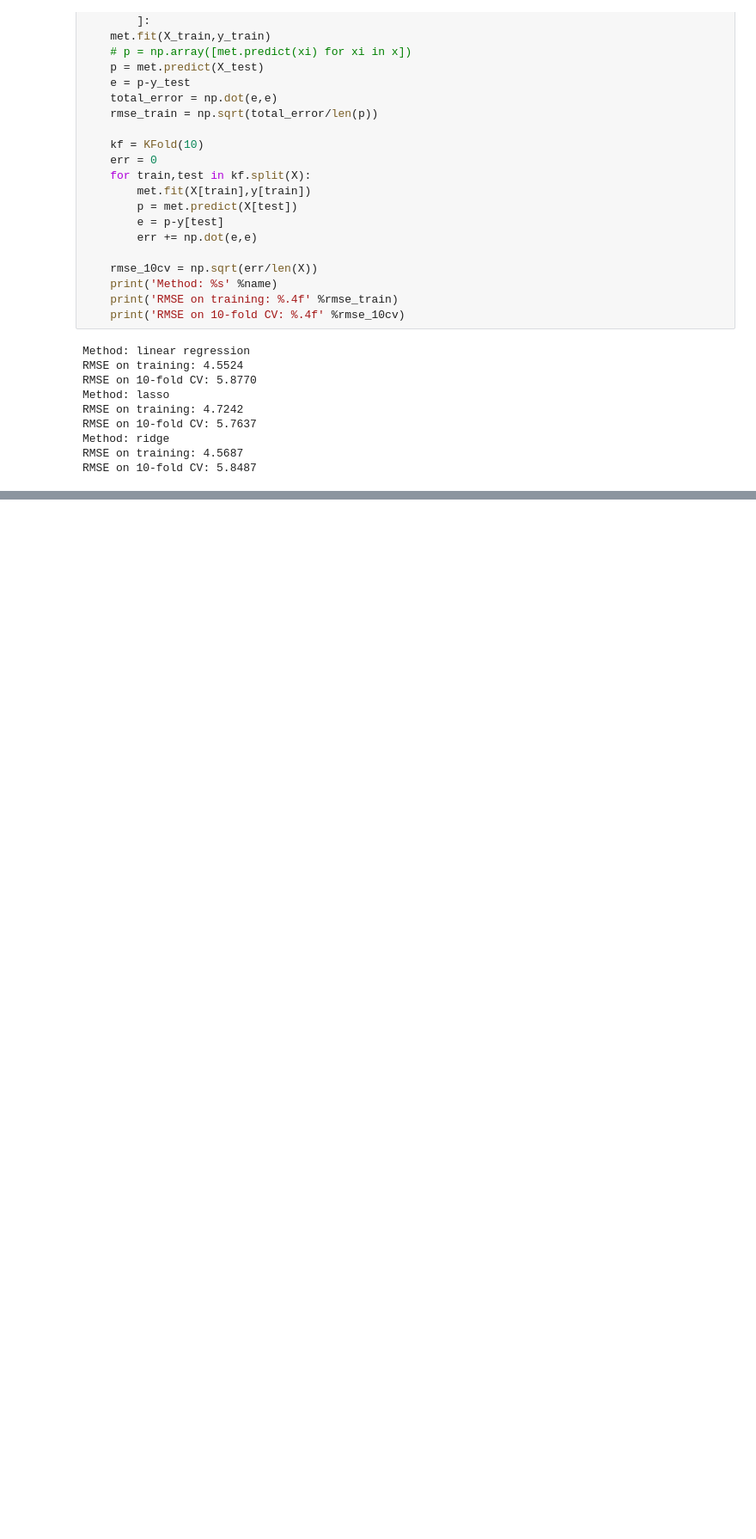
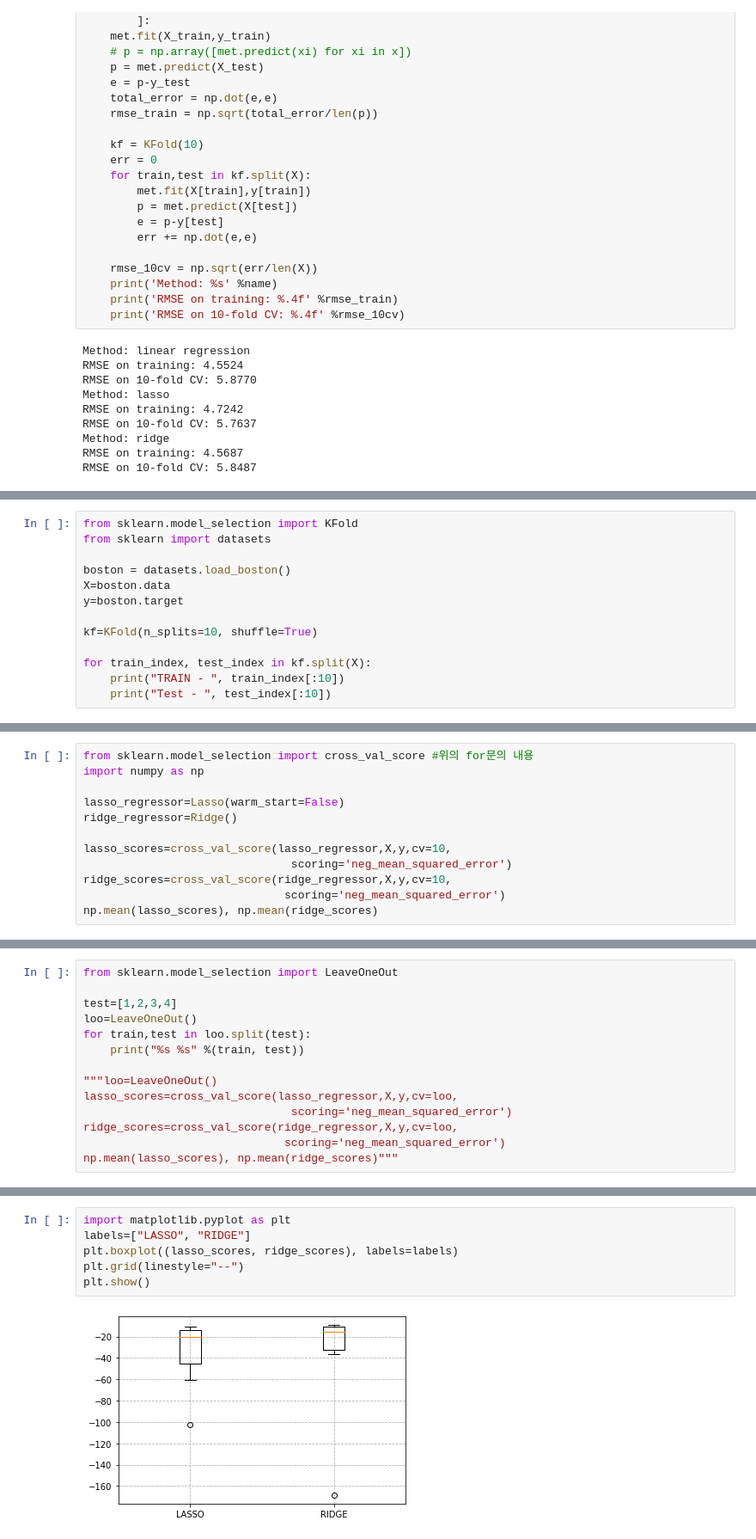
Before and after one commit to 3360372/ML, a Jupyter notebook: W3_Linear_Regression_Sklearn.ipynb, the cells around one changed output, grey strips where cells are left out. Shown at 86% size. Drawn from its saved outputs; the diff is of its cells as text; blank space fills up the shorter version.

```diff
--- a/W3_Linear_Regression_Sklearn.ipynb
+++ b/W3_Linear_Regression_Sklearn.ipynb
@@ -346,0 +349,13 @@ RMSE on 10-fold CV: 5.8487
+# %%
+from sklearn.model_selection import KFold
+from sklearn import datasets
+
+boston = datasets.load_boston()
+X=boston.data
+y=boston.target
+
+kf=KFold(n_splits=10, shuffle=True)
+
+for train_index, test_index in kf.split(X):
+    print("TRAIN - ", train_index[:10])
+    print("Test - ", test_index[:10])
@@ -346,0 +406,12 @@ RMSE on 10-fold CV: 5.8487
+# %%
+from sklearn.model_selection import cross_val_score #위의 for문의 내용
+import numpy as np
+
+lasso_regressor=Lasso(warm_start=False)
+ridge_regressor=Ridge()
+
+lasso_scores=cross_val_score(lasso_regressor,X,y,cv=10,
+                               scoring='neg_mean_squared_error')
+ridge_scores=cross_val_score(ridge_regressor,X,y,cv=10,
+                              scoring='neg_mean_squared_error')
+np.mean(lasso_scores), np.mean(ridge_scores)
@@ -346,0 +420,14 @@ RMSE on 10-fold CV: 5.8487
+# %%
+from sklearn.model_selection import LeaveOneOut
+
+test=[1,2,3,4]
+loo=LeaveOneOut()
+for train,test in loo.split(test):
+    print("%s %s" %(train, test))
+
+"""loo=LeaveOneOut()
+lasso_scores=cross_val_score(lasso_regressor,X,y,cv=loo,
+                               scoring='neg_mean_squared_error')
+ridge_scores=cross_val_score(ridge_regressor,X,y,cv=loo,
+                              scoring='neg_mean_squared_error')
+np.mean(lasso_scores), np.mean(ridge_scores)"""
@@ -346,0 +440,8 @@ RMSE on 10-fold CV: 5.8487
+# %%
+import matplotlib.pyplot as plt
+labels=["LASSO", "RIDGE"]
+plt.boxplot((lasso_scores, ridge_scores), labels=labels)
+plt.grid(linestyle="--")
+plt.show()
+# %% [output]
+[figure, added]
```
Also changed, not shown: parts of 12 cells of this notebook, 2 other files.
